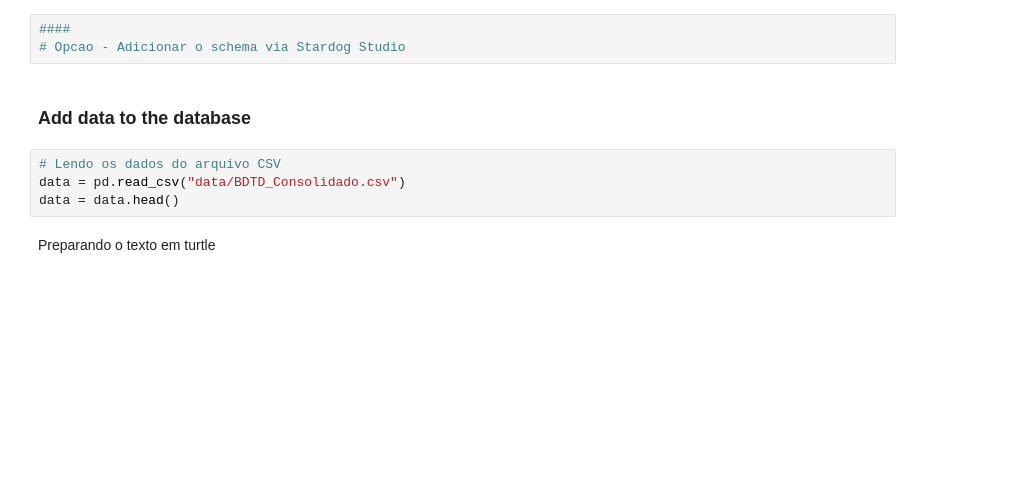
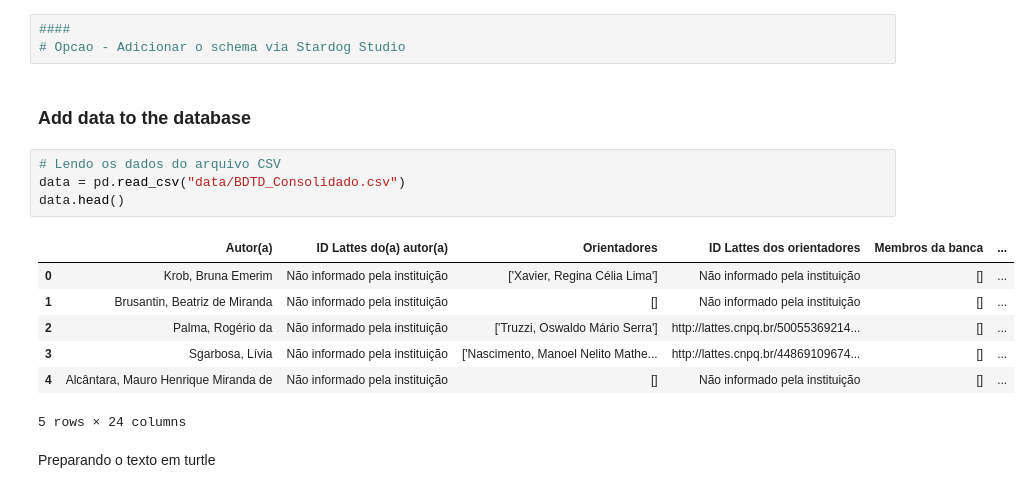
Before and after one commit to fabiocorreacordeiro/Indigenous-Slavery-KG, a Jupyter notebook: graph-population.ipynb, the cells around one changed output. Cells and saved outputs as stored; diff of their text form; blank space fills up the shorter version.

```diff
--- a/graph-population.ipynb
+++ b/graph-population.ipynb
@@ -53,7 +53,15 @@ Drop the database if it already exists.
 # %%
 # Lendo os dados do arquivo CSV
 data = pd.read_csv("data/BDTD_Consolidado.csv")
-data = data.head()
+data.head()
+# %% [output]
+|  | Autor(a) | ID Lattes do(a) autor(a) | Orientadores | ID Lattes dos orientadores | Membros da banca | ... |
+| 0 | Krob, Bruna Emerim | Não informado pela instituição | ['Xavier, Regina Célia Lima'] | Não informado pela instituição | [] | ... |
+| 1 | Brusantin, Beatriz de Miranda | Não informado pela instituição | [] | Não informado pela instituição | [] | ... |
+| 2 | Palma, Rogério da | Não informado pela instituição | ['Truzzi, Oswaldo Mário Serra'] | http://lattes.cnpq.br/50055369214... | [] | ... |
+| 3 | Sgarbosa, Lívia | Não informado pela instituição | ['Nascimento, Manoel Nelito Mathe... | http://lattes.cnpq.br/44869109674... | [] | ... |
+| 4 | Alcântara, Mauro Henrique Miranda de | Não informado pela instituição | [] | Não informado pela instituição | [] | ... |
+5 rows × 24 columns
 # %% [markdown]
 Preparando o texto em turtle
 # %%
```
Also changed, not shown: parts of 12 cells of this notebook, 8 other files.
